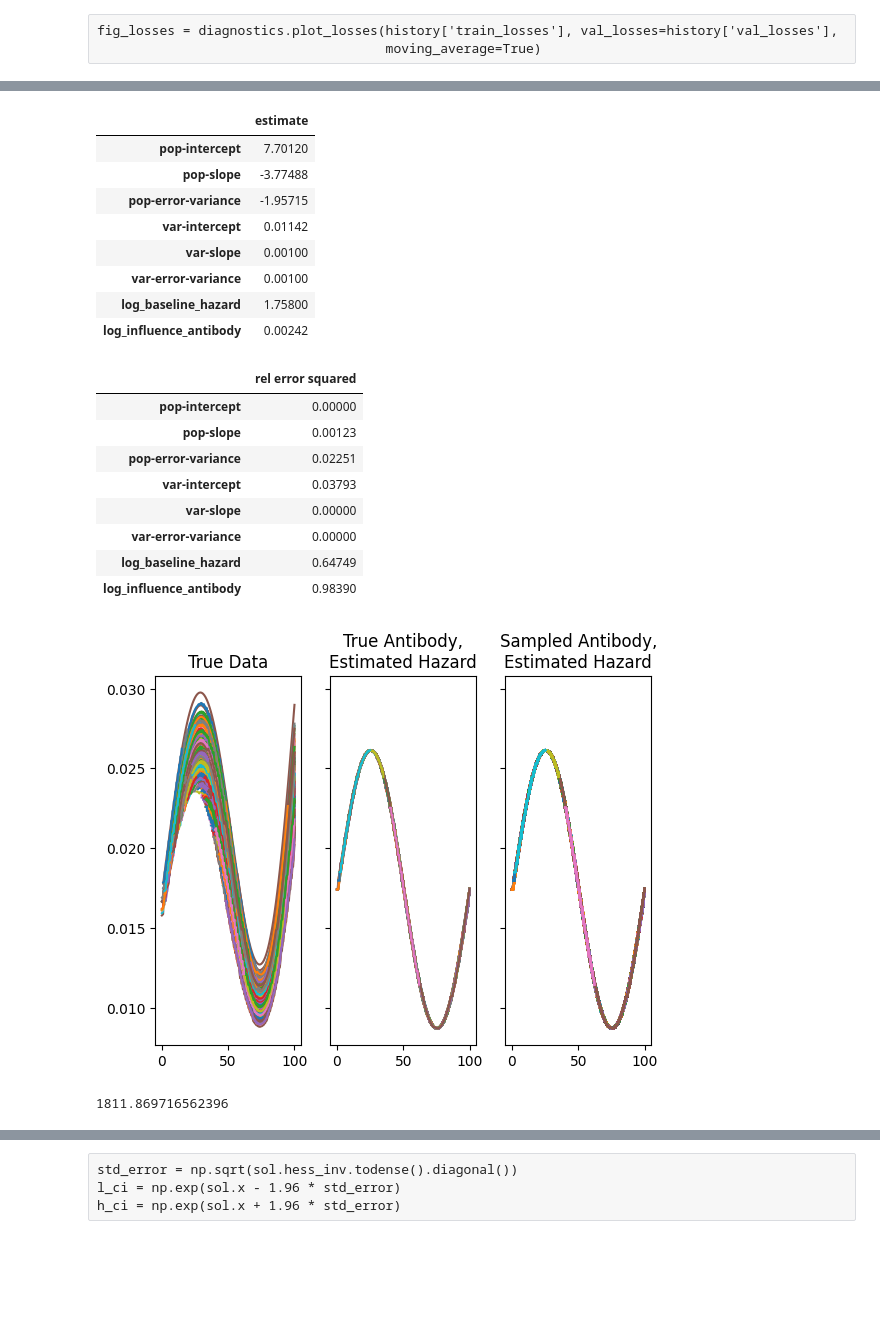
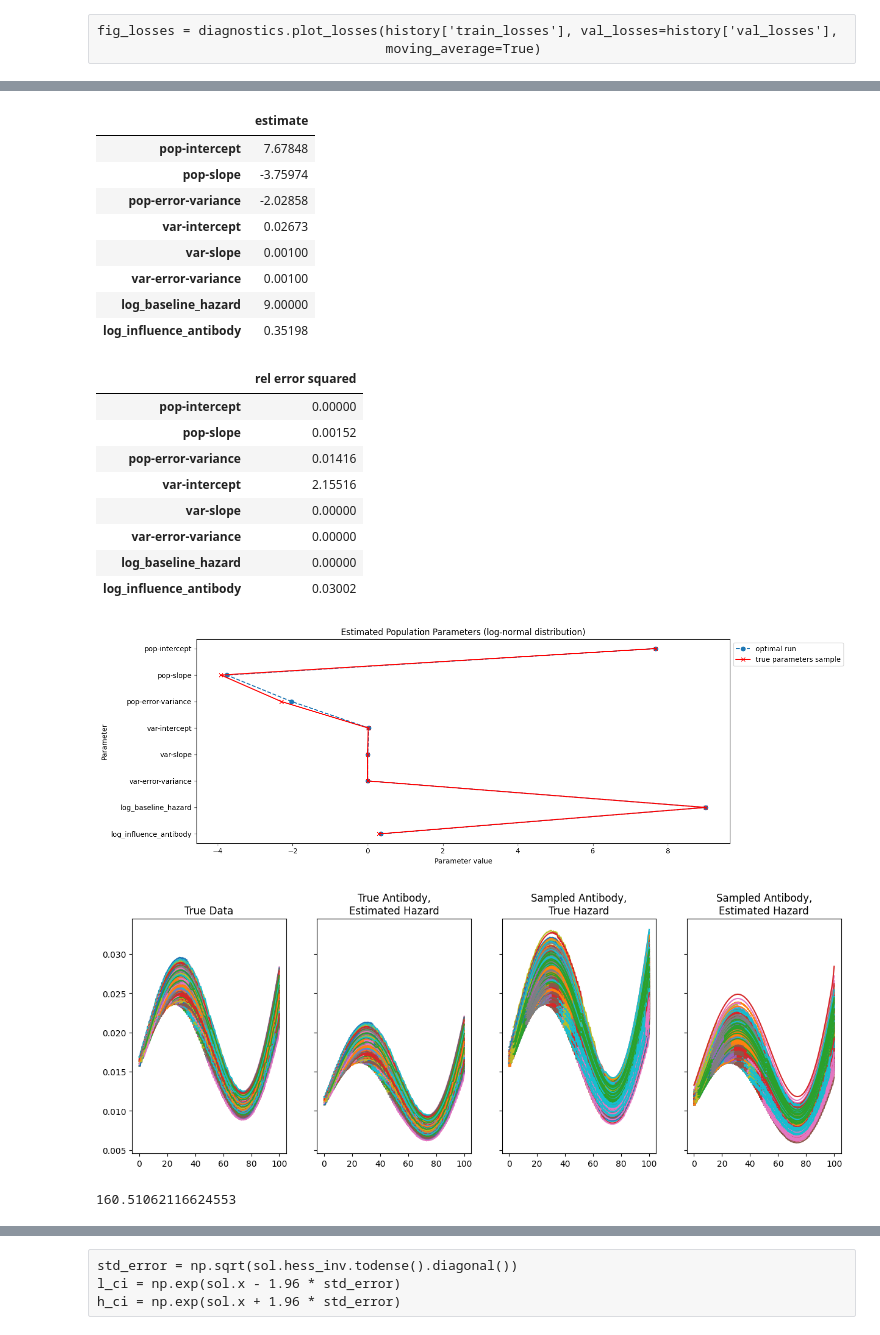
Before and after one commit to arrjon/Amortized-NLME-Models, a Jupyter notebook: Experiments/Amortized Joint Model.ipynb, the cells around one changed output, grey strips where cells are left out. Cells and saved outputs as stored; diff of their text form; code cells hidden in the pictures; blank space fills up the shorter version.

```diff
--- a/Experiments/Amortized Joint Model.ipynb
+++ b/Experiments/Amortized Joint Model.ipynb
@@ -245,7 +245,7 @@ def generate_patient_data(max_time: int = 100):
     m_index.sort()
     return log_params, obs_data[m_index], time[m_index], infection_event, event_is_censored, vaccine_date
 # %%
-def generate_data(n_individuals: int = 500):
+def generate_data(n_individuals: int = 50):
     joint_model_obs = []
     true_params = []
     while True:
@@ -349,6 +349,9 @@ compute_hazard_helper = partial(compute_hazard,
 # %%
 joint_model_bounds = np.array([[np.log(0.001), np.log(30)],
                                [np.log(0.001), 0]])
+# %%
+fixed_indices = np.append(fixed_indices, [6])
+fixed_values = np.append(fixed_values, np.log([hazard_pars[0]]))
 # %%
 from inference.inference_functions import run_population_optimization
 
@@ -357,21 +360,21 @@ result_optimization, obj_fun_amortized = run_population_optimization(
     data=[item['obs_data'] for item in joint_model_obs],
     param_names=joint_model_names,
     cov_type='diag',
-    n_multi_starts=10,
+    n_multi_starts=1,
     n_samples_opt=50,
-    covariates_bounds=None,
-    covariates=None,
-    n_covariates_params=0,
-    covariate_mapping=None,
+    #covariates_bounds=None,
+    #covariates=None,
+    #n_covariates_params=0,
+    #covariate_mapping=None,
     n_joint_params=len(hazard_pars),
     joint_model_bounds=joint_model_bounds,
     joint_model_term=compute_hazard_helper,
     x_fixed_indices=fixed_indices,
     x_fixed_vals=fixed_values,
-    file_name=f'../output/joint_model_test.hdf5',
+    #file_name=f'../output/joint_model_test.hdf5',
     verbose=True,
     trace_record=True,
-    pesto_multi_processes=10,
+    pesto_multi_processes=1,
     result=None  #result_optimization
 )
 # %% [output]
@@ -409,28 +413,34 @@ test_val[np.abs(test_val) < 1e-8] = 0.001
 pd.DataFrame(estimate.round(5), index=joint_model_names, columns=['estimate'])
 # %% [output]
 |  | estimate |
-| pop-intercept | 7.70120 |
-| pop-slope | -3.77488 |
-| pop-error-variance | -1.95715 |
-| var-intercept | 0.01142 |
+| pop-intercept | 7.67848 |
+| pop-slope | -3.75974 |
+| pop-error-variance | -2.02858 |
+| var-intercept | 0.02673 |
 | var-slope | 0.00100 |
 | var-error-variance | 0.00100 |
-| log_baseline_hazard | 1.75800 |
-| log_influence_antibody | 0.00242 |
+| log_baseline_hazard | 9.00000 |
+| log_influence_antibody | 0.35198 |
 # %%
 pd.DataFrame(((estimate-test_val)**2/(test_val**2)).round(5), index=joint_model_names, columns=['rel error squared'])
 # %% [output]
 |  | rel error squared |
 | pop-intercept | 0.00000 |
-| pop-slope | 0.00123 |
-| pop-error-variance | 0.02251 |
-| var-intercept | 0.03793 |
+| pop-slope | 0.00152 |
+| pop-error-variance | 0.01416 |
+| var-intercept | 2.15516 |
 | var-slope | 0.00000 |
 | var-error-variance | 0.00000 |
-| log_baseline_hazard | 0.64749 |
-| log_influence_antibody | 0.98390 |
+| log_baseline_hazard | 0.00000 |
+| log_influence_antibody | 0.03002 |
+# %%
+plot_parameter_estimates(result_list=[estimate],
+                         param_names_plot=joint_model_names,
+                         true_parameters=test_val)
+# %% [output]
+[figure, added]
 # %%
-fig, ax = plt.subplots(1, 3, sharex=True, sharey=True)
+fig, ax = plt.subplots(1, 4, sharex=True, sharey=True, figsize=(15, 5))
 for i in range(len(joint_model_obs)):
     def h_func(t):
         sim = toy_model.batch_simulator(
@@ -447,33 +457,50 @@ h, l = ax[0].get_legend_handles_labels()
 
 for i in range(len(joint_model_obs)):
     color = h[i].get_color()  # color of individual
     def h_func(t):
         sim = toy_model.batch_simulator(
                         param_batch=true_params[i]['log_params'],
                         time=np.array([t - joint_model_obs[i]['vaccine_date']]),
                         with_noise=False)[0, :, 0]
         return estimate[-2] * incidence(t) * (1 - expit(estimate[-1] * sim))
     time = np.linspace(joint_model_obs[i]['vaccine_date'], joint_model_obs[i]['infection_event'], 100)
     hazard = [h_func(t) for t in time]
     ax[1].plot(time, hazard, color=color)
 ax[1].set_title('True Antibody,\nEstimated Hazard')
 
 for i in range(len(joint_model_obs)):
     color = h[i].get_color()  # color of individual
 
     sampled_params = np.random.multivariate_normal(mean=estimate[:3], cov=np.diag(estimate[3:6]), size=10)
     for sp in sampled_params:
         def h_func(t):
             sim = toy_model.batch_simulator(
                         param_batch=sp,
                         time=np.array([t - joint_model_obs[i]['vaccine_date']]),
                         with_noise=False)[0, :, 0]
+            return hazard_pars[0] * incidence(t) * (1 - expit(hazard_pars[1] * sim))
+
+        time = np.linspace(joint_model_obs[i]['vaccine_date'], joint_model_obs[i]['infection_event'], 100)
+        hazard = [h_func(t) for t in time]
+        ax[2].plot(time, hazard, color=color)
+ax[2].set_title('Sampled Antibody,\nTrue Hazard')
+
+for i in range(len(joint_model_obs)):
+    color = h[i].get_color()  # color of individual
+
+    sampled_params = np.random.multivariate_normal(mean=estimate[:3], cov=np.diag(estimate[3:6]), size=10)
+    for sp in sampled_params:
+        def h_func(t):
+            sim = toy_model.batch_simulator(
+                        param_batch=sp,
+                        time=np.array([t - joint_model_obs[i]['vaccine_date']]),
+                        with_noise=False)[0, :, 0]
             return estimate[-2] * incidence(t) * (1 - expit(estimate[-1] * sim))
 
         time = np.linspace(joint_model_obs[i]['vaccine_date'], joint_model_obs[i]['infection_event'], 100)
         hazard = [h_func(t) for t in time]
-        ax[2].plot(time, hazard, color=color)
-ax[2].set_title('Sampled Antibody,\nEstimated Hazard')
+        ax[3].plot(time, hazard, color=color)
+ax[3].set_title('Sampled Antibody,\nEstimated Hazard')
 plt.show()
 # %% [output]
-[figure, old version]
+[figure, new version]
@@ -505,7 +534,7 @@ def neg_log_likelihood_hazard(current_hazard_pars: np.ndarray) -> float:
 # %%
 neg_log_likelihood_hazard(np.log(hazard_pars))
 # %% [output]
-1811.869716562396
+160.51062116624553
 # %%
 sol = minimize(neg_log_likelihood_hazard, x0=np.log(hazard_pars), method='L-BFGS-B', bounds=joint_model_bounds)
 sol
```
Also changed, not shown: parts of 16 cells of this notebook, 1 other file.
